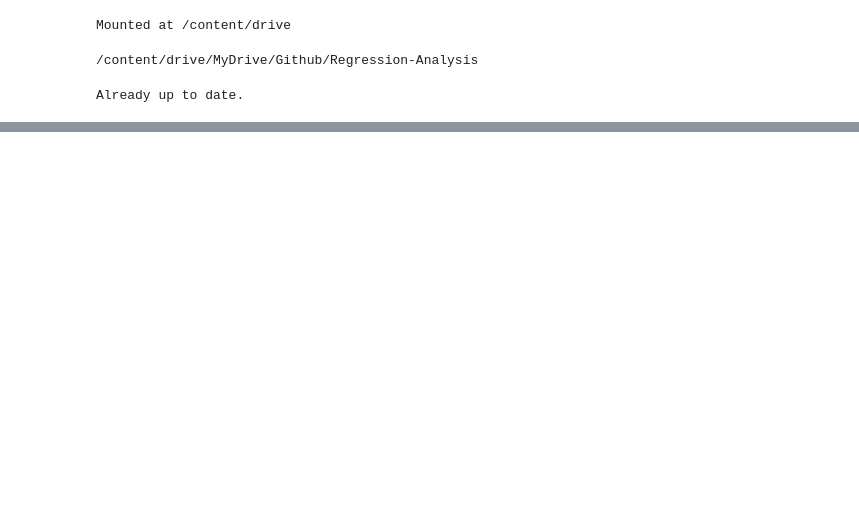
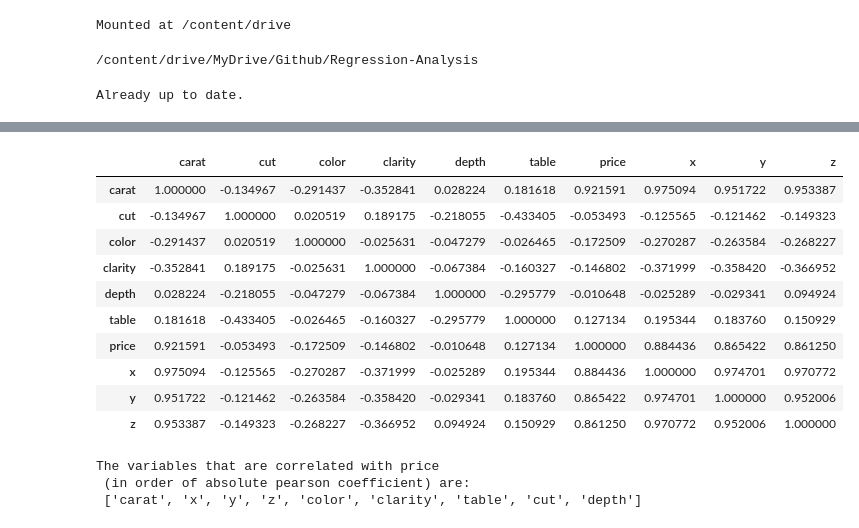
Before and after one commit to diplav09/Regression-Analysis, a Jupyter notebook: LSDM Project 4 Diamonds 1-5.ipynb, the cells around one changed output, grey strips where cells are left out. Drawn from its saved outputs; the diff is of its cells as text; code cells hidden in the pictures; blank space fills up the shorter version.

```diff
--- a/LSDM Project 4 Diamonds 1-5.ipynb
+++ b/LSDM Project 4 Diamonds 1-5.ipynb
@@ -13,0 +37,31 @@ Already up to date.
+# %%
+map_cut = {}
+map_cut['Ideal'] = 4
+map_cut['Premium'] = 3
+map_cut['Very Good'] = 2
+map_cut['Good'] = 1
+map_cut['Fair'] = 0
+diamonds_data['cut'] = diamonds_data['cut'].map(map_cut)
+
+map_color = {}
+map_color['D'] = 6
+map_color['E'] = 5
+map_color['F'] = 4
+map_color['G'] = 3
+map_color['H'] = 2
+map_color['I'] = 1
+map_color['J'] = 0
+diamonds_data['color'] = diamonds_data['color'].map(map_color)
+
+map_clarity = {}
+map_clarity['IF'] = 7
+map_clarity['VVS1'] = 6
+map_clarity['VVS2'] = 5
+map_clarity['VS1'] = 4
+map_clarity['VS2'] = 3
+map_clarity['SI1'] = 2
+map_clarity['SI2'] = 1
+map_clarity['I1'] = 0
+diamonds_data['clarity'] = diamonds_data['clarity'].map(map_clarity)
+
+diamonds_data.head()
@@ -13,0 +88,25 @@ Already up to date.
+# %%
+corr = diamonds_data.corr(method='pearson')
+corr.style.background_gradient(cmap='coolwarm')
+# %% [output]
+|  | carat | cut | color | clarity | depth | table | price | x | y | z |
+| carat | 1.000000 | -0.134967 | -0.291437 | -0.352841 | 0.028224 | 0.181618 | 0.921591 | 0.975094 | 0.951722 | 0.953387 |
+| cut | -0.134967 | 1.000000 | 0.020519 | 0.189175 | -0.218055 | -0.433405 | -0.053493 | -0.125565 | -0.121462 | -0.149323 |
+| color | -0.291437 | 0.020519 | 1.000000 | -0.025631 | -0.047279 | -0.026465 | -0.172509 | -0.270287 | -0.263584 | -0.268227 |
+| clarity | -0.352841 | 0.189175 | -0.025631 | 1.000000 | -0.067384 | -0.160327 | -0.146802 | -0.371999 | -0.358420 | -0.366952 |
+| depth | 0.028224 | -0.218055 | -0.047279 | -0.067384 | 1.000000 | -0.295779 | -0.010648 | -0.025289 | -0.029341 | 0.094924 |
+| table | 0.181618 | -0.433405 | -0.026465 | -0.160327 | -0.295779 | 1.000000 | 0.127134 | 0.195344 | 0.183760 | 0.150929 |
+| price | 0.921591 | -0.053493 | -0.172509 | -0.146802 | -0.010648 | 0.127134 | 1.000000 | 0.884436 | 0.865422 | 0.861250 |
+| x | 0.975094 | -0.125565 | -0.270287 | -0.371999 | -0.025289 | 0.195344 | 0.884436 | 1.000000 | 0.974701 | 0.970772 |
+| y | 0.951722 | -0.121462 | -0.263584 | -0.358420 | -0.029341 | 0.183760 | 0.865422 | 0.974701 | 1.000000 | 0.952006 |
+| z | 0.953387 | -0.149323 | -0.268227 | -0.366952 | 0.094924 | 0.150929 | 0.861250 | 0.970772 | 0.952006 | 1.000000 |
+# %%
+# Variables that are highly correlated with (target variable) price using absolute correlation
+hc_var = abs(diamonds_data.corr()).sort_values('price', ascending=False).index
+hc_var = list(hc_var)
+
+print("""The variables that are correlated with price \n (in order of absolute pearson coefficient) are: \n""", hc_var[1:])
+# %% [output]
+The variables that are correlated with price
+ (in order of absolute pearson coefficient) are:
+ ['carat', 'x', 'y', 'z', 'color', 'clarity', 'table', 'cut', 'depth']
```
Also changed, not shown: parts of 15 cells of this notebook.
